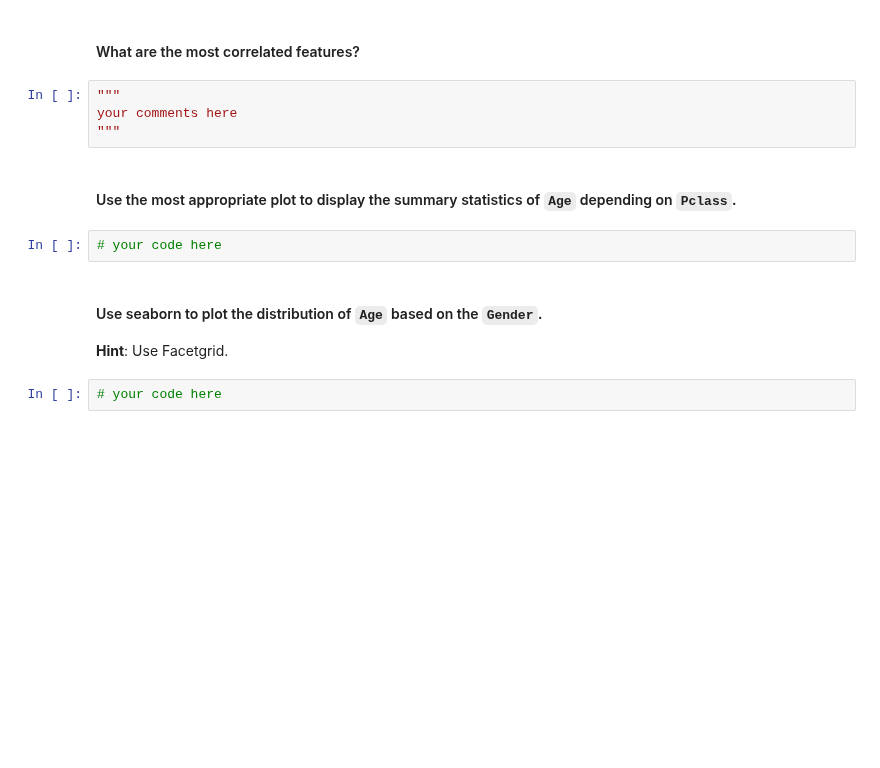
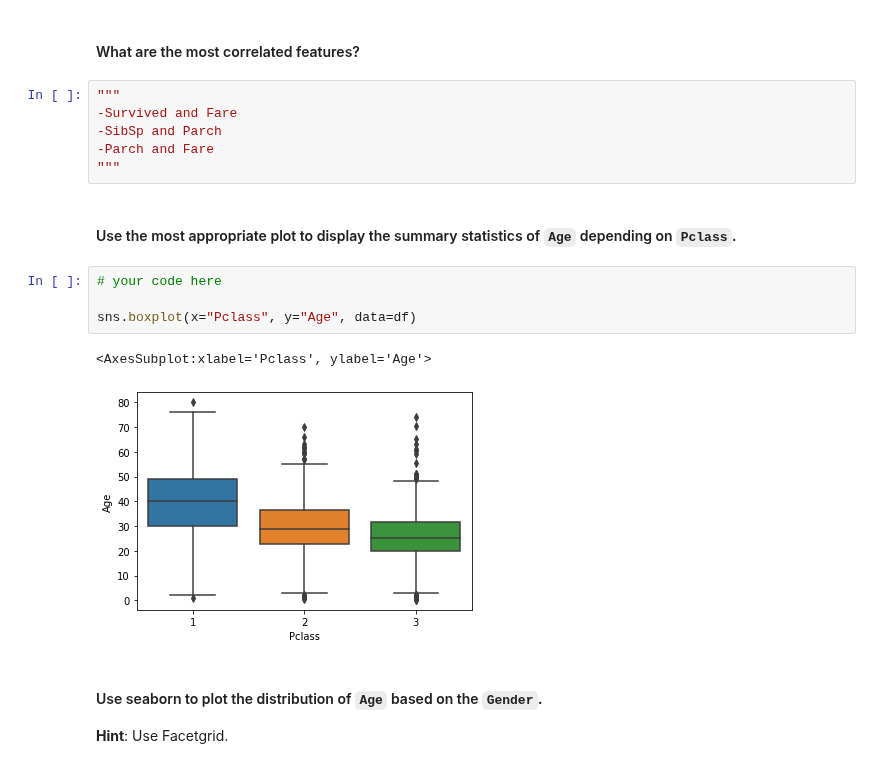
Before and after one commit to ta-data-lis/lab-matplotlib-seaborn, a Jupyter notebook: your-code/main.ipynb, the cells around one changed output. Saved outputs shown, nothing was run; the diff lists cells and outputs as text; blank space fills up the shorter version.

```diff
--- a/your-code/main.ipynb
+++ b/your-code/main.ipynb
@@ -173,15 +336,20 @@ your comments here
 # %% [markdown]
 #### What are the most correlated features?
-# %%
-"""
-your comments here
-"""
+# %%
+"""
+-Survived and Fare
+-SibSp and Parch
+-Parch and Fare
+"""
 # %% [markdown]
 #### Use the most appropriate plot to display the summary statistics of `Age` depending on `Pclass`.
 # %%
 # your code here
+
+sns.boxplot(x="Pclass", y="Age", data=df)
+# %% [output]
+<AxesSubplot:xlabel='Pclass', ylabel='Age'>
+[figure, added]
 # %% [markdown]
 #### Use seaborn to plot the distribution of `Age` based on the `Gender`.
 **Hint**: Use Facetgrid.
-# %%
-# your code here
```
Also changed, not shown: parts of 47 cells of this notebook.
